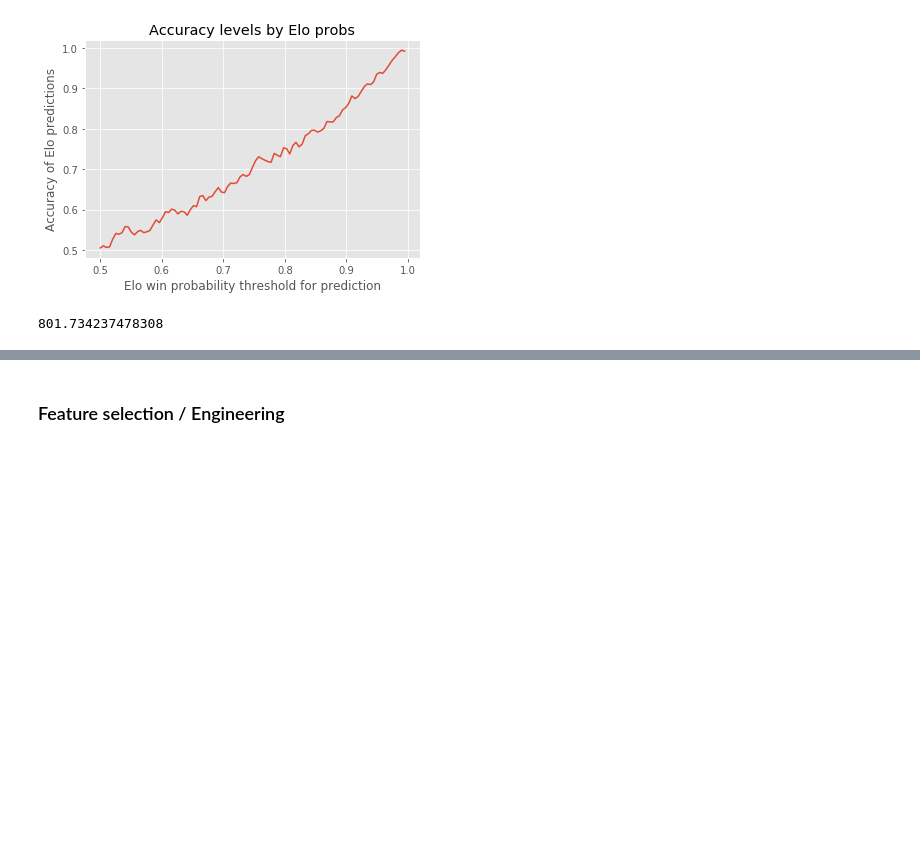
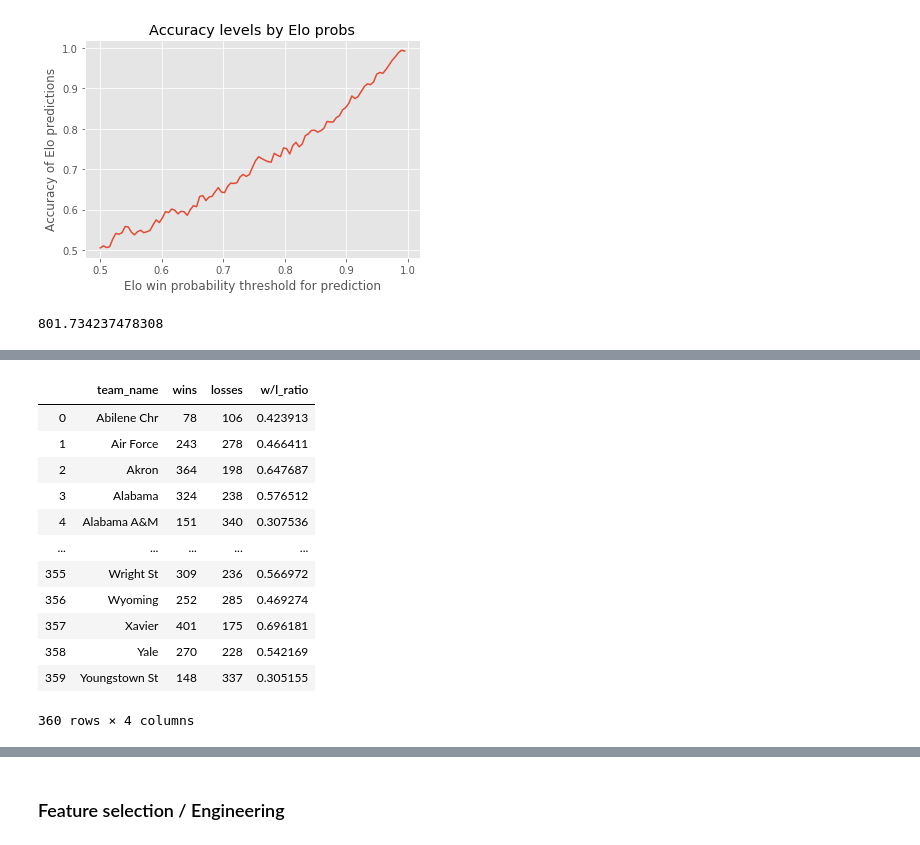
Before and after one commit to crunker99/MarchMadness2020, a Jupyter notebook: EDA.ipynb, the cells around one changed output, grey strips where cells are left out. Saved outputs shown, nothing was run; the diff lists cells and outputs as text; code cells hidden in the pictures; blank space fills up the shorter version.

```diff
--- a/EDA.ipynb
+++ b/EDA.ipynb
@@ -322,0 +315,17 @@ calc_elo_win_prob('Alabama', 'Alabama A&M')
+# %%
+records = records.reset_index()
+records
+# %% [output]
+|  | team_name | wins | losses | w/l_ratio |
+| 0 | Abilene Chr | 78 | 106 | 0.423913 |
+| 1 | Air Force | 243 | 278 | 0.466411 |
+| 2 | Akron | 364 | 198 | 0.647687 |
+| 3 | Alabama | 324 | 238 | 0.576512 |
+| 4 | Alabama A&M | 151 | 340 | 0.307536 |
+| ... | ... | ... | ... | ... |
+| 355 | Wright St | 309 | 236 | 0.566972 |
+| 356 | Wyoming | 252 | 285 | 0.469274 |
+| 357 | Xavier | 401 | 175 | 0.696181 |
+| 358 | Yale | 270 | 228 | 0.542169 |
+| 359 | Youngstown St | 148 | 337 | 0.305155 |
+360 rows × 4 columns
```
Also changed, not shown: parts of 24 cells of this notebook, 1 other file.
